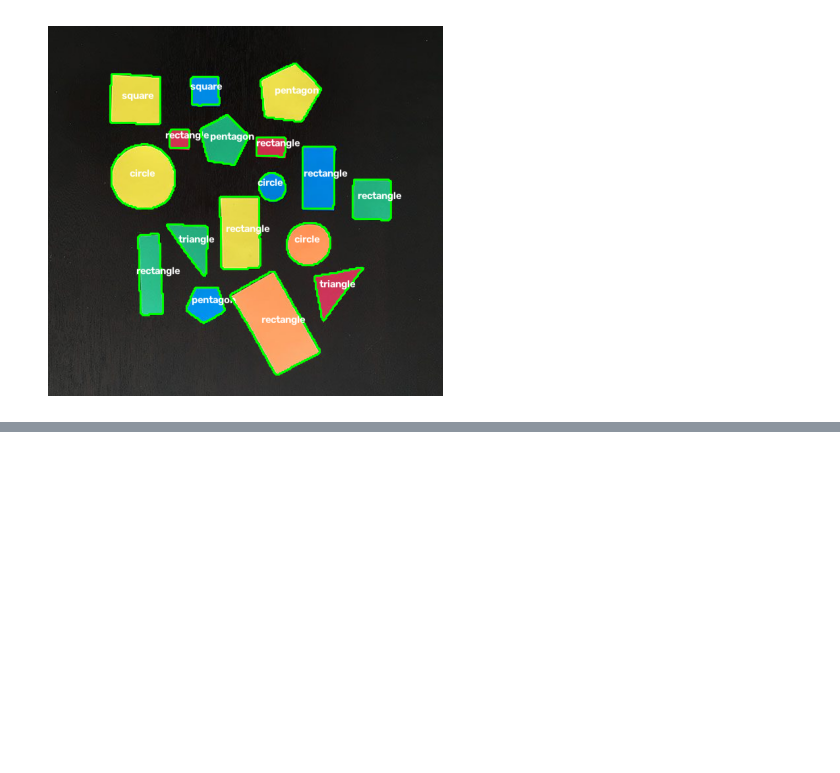
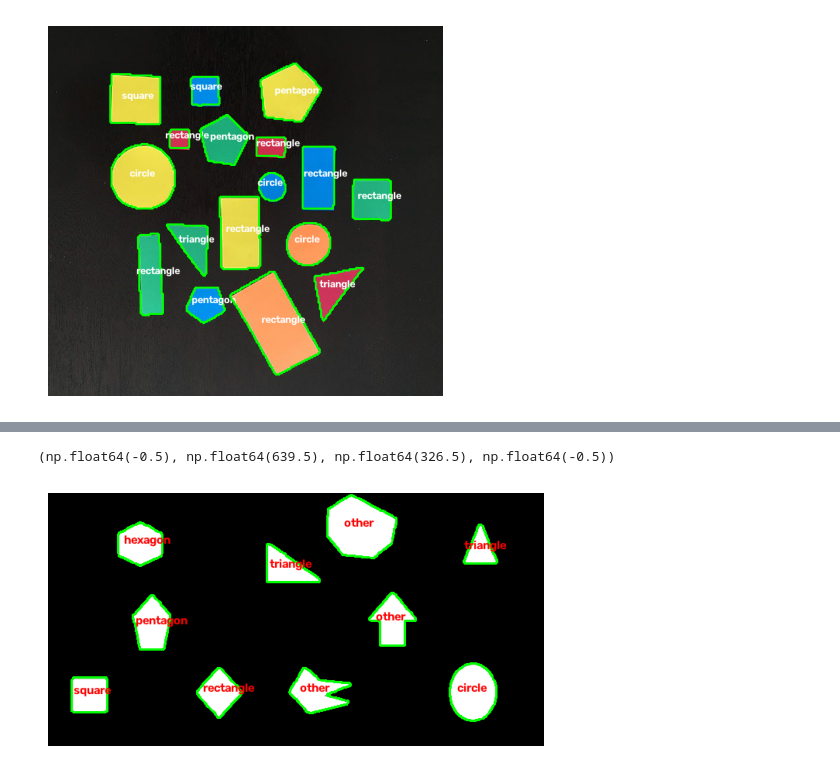
Before and after one commit to gab-rielly/vision-studies, a Jupyter notebook: projects_cv.ipynb, the cells around one changed output, grey strips where cells are left out. Saved outputs shown, nothing was run; the diff lists cells and outputs as text; code cells hidden in the pictures; blank space fills up the shorter version.

```diff
--- a/projects_cv.ipynb
+++ b/projects_cv.ipynb
@@ -217,0 +372,13 @@ plt.axis('off')
+# %%
+image = cv2.imread("image/formatos.png")
+    # show the image
+pre_processing(image, 0, 0, 255)
+
+rgb = cv2.cvtColor(image, cv2.COLOR_BGR2RGB)
+cv2.imwrite("output/centro.png", rgb)
+plt.imshow(rgb)
+
+plt.axis('off')
+# %% [output]
+(np.float64(-0.5), np.float64(639.5), np.float64(326.5), np.float64(-0.5))
+[figure, added]
```
Also changed, not shown: parts of 8 cells of this notebook, 1 other file.
